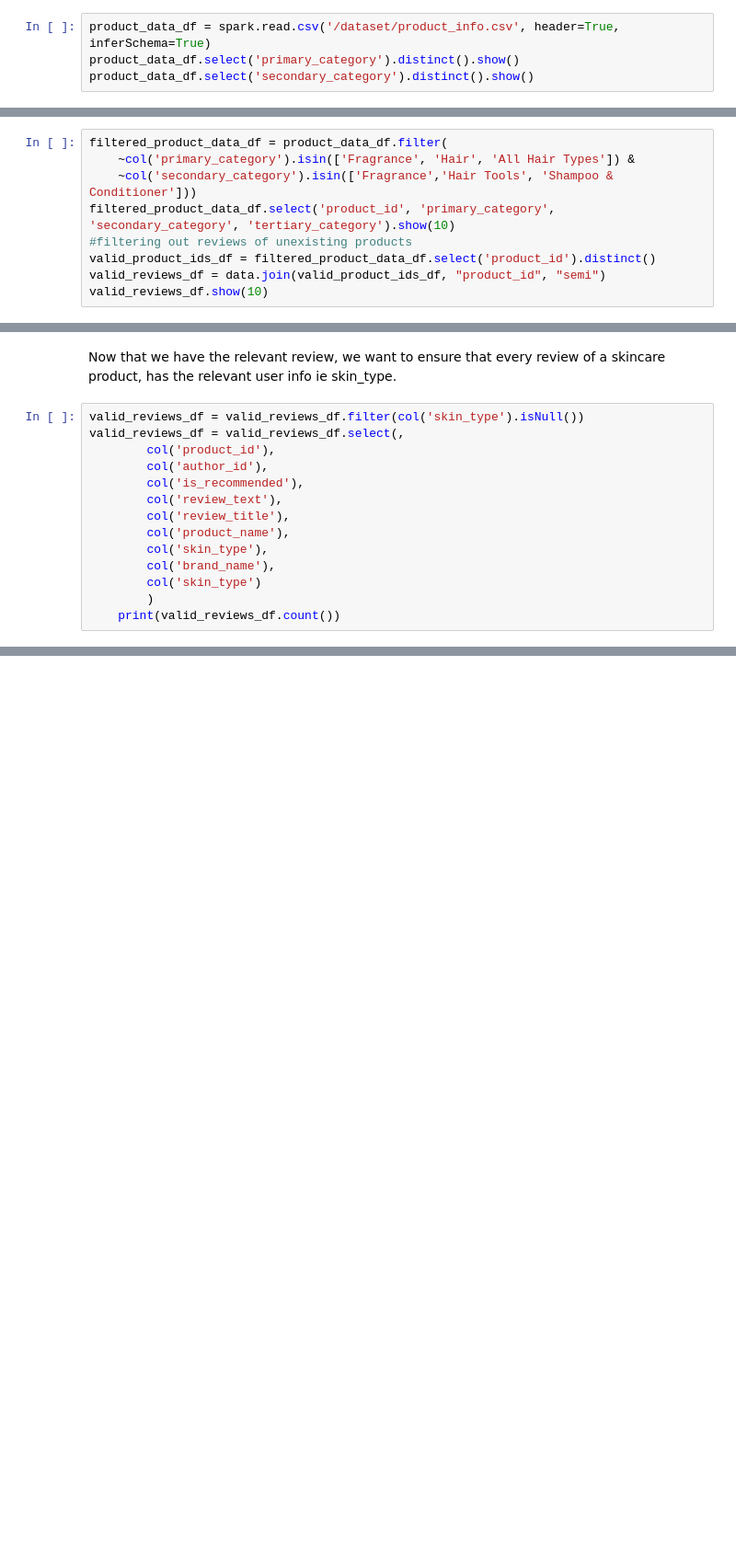
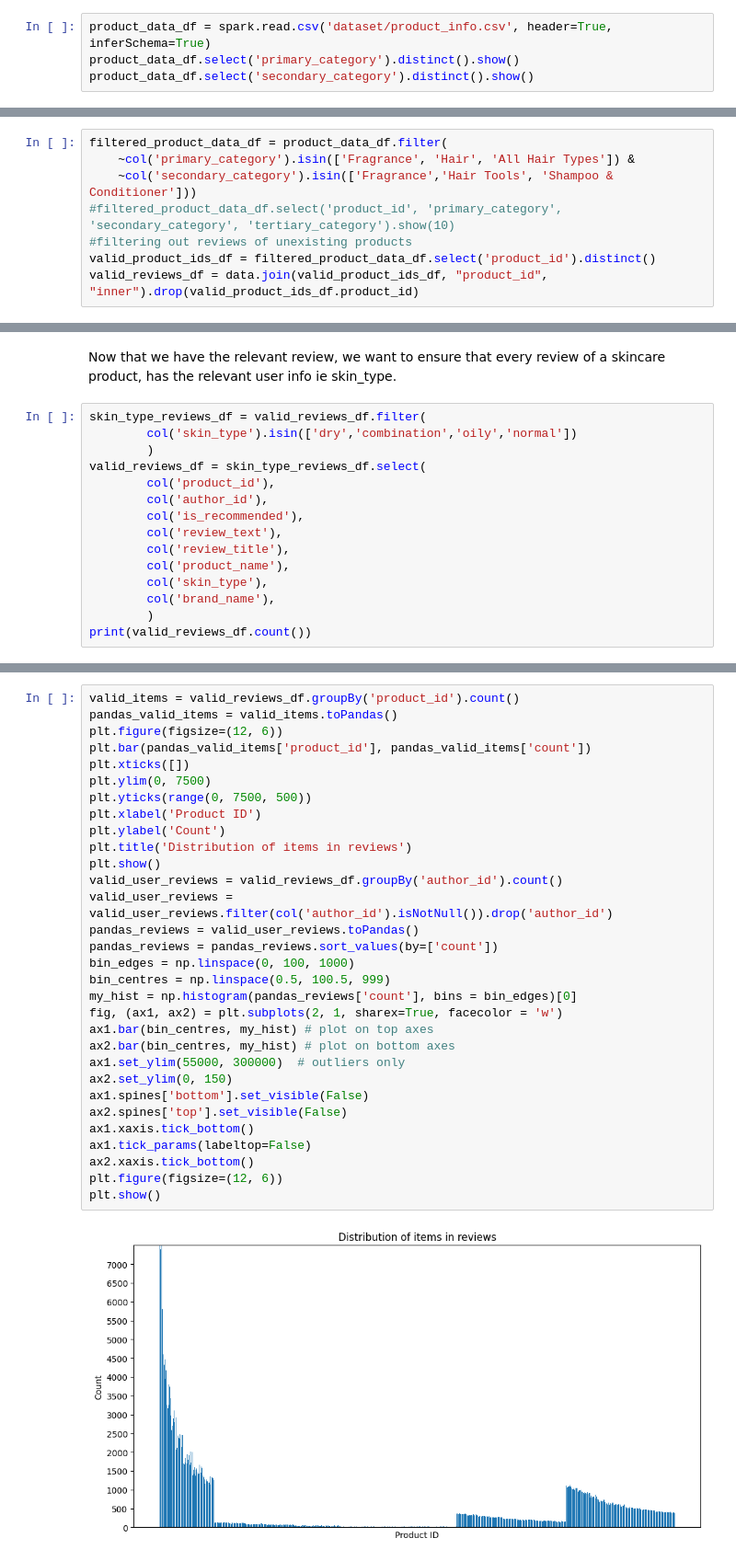
Before and after one commit to shabiasaeed/SOEN471, a Jupyter notebook: main.ipynb, the cells around one changed output, grey strips where cells are left out. Shown at 92% size. Cells and saved outputs as stored; diff of their text form; blank space fills up the shorter version.

```diff
--- a/main.ipynb
+++ b/main.ipynb
@@ -74,7 +78,7 @@ We can now start taking a look into our data itself.
 # %% [markdown]
 We want to disregard items that aren't related to skin type, eye colour or skin tone. Let's look at the item categories we have.
 # %%
-product_data_df = spark.read.csv('/dataset/product_info.csv', header=True, inferSchema=True)
+product_data_df = spark.read.csv('dataset/product_info.csv', header=True, inferSchema=True)
 product_data_df.select('primary_category').distinct().show()
 product_data_df.select('secondary_category').distinct().show()
 # %% [output]
@@ -85,8 +105,7 @@ We can now see that we essentially want to keep makeup, skincare and
 filtered_product_data_df = product_data_df.filter(
     ~col('primary_category').isin(['Fragrance', 'Hair', 'All Hair Types']) &
     ~col('secondary_category').isin(['Fragrance','Hair Tools', 'Shampoo & Conditioner']))
-filtered_product_data_df.select('product_id', 'primary_category', 'secondary_category', 'tertiary_category').show(10)
+#filtered_product_data_df.select('product_id', 'primary_category', 'secondary_category', 'tertiary_category').show(10)
 #filtering out reviews of unexisting products
 valid_product_ids_df = filtered_product_data_df.select('product_id').distinct()
-valid_reviews_df = data.join(valid_product_ids_df, "product_id", "semi")
-valid_reviews_df.show(10)
+valid_reviews_df = data.join(valid_product_ids_df, "product_id", "inner").drop(valid_product_ids_df.product_id)
@@ -159,8 +112,10 @@ only showing top 10 rows
 # %% [markdown]
 Now that we have the relevant review, we want to ensure that every review of a skincare product, has the relevant user info ie skin_type.
 # %%
-valid_reviews_df = valid_reviews_df.filter(col('skin_type').isNull())
-valid_reviews_df = valid_reviews_df.select(,
+skin_type_reviews_df = valid_reviews_df.filter(
+        col('skin_type').isin(['dry','combination','oily','normal'])
+        )
+valid_reviews_df = skin_type_reviews_df.select(
         col('product_id'),
         col('author_id'),
         col('is_recommended'),
@@ -169,7 +124,6 @@ valid_reviews_df = valid_reviews_df.select(,
         col('product_name'),
         col('skin_type'),
         col('brand_name'),
-        col('skin_type')
         )
-    print(valid_reviews_df.count())
+print(valid_reviews_df.count())
 # %% [output]
@@ -214,0 +134,33 @@ org.apache.spark.SparkException: Exception thrown in awaitResult:
+# %%
+valid_items = valid_reviews_df.groupBy('product_id').count()
+pandas_valid_items = valid_items.toPandas()
+plt.figure(figsize=(12, 6))
+plt.bar(pandas_valid_items['product_id'], pandas_valid_items['count'])
+plt.xticks([])
+plt.ylim(0, 7500)
+plt.yticks(range(0, 7500, 500))
+plt.xlabel('Product ID')
+plt.ylabel('Count')
+plt.title('Distribution of items in reviews')
+plt.show()
+valid_user_reviews = valid_reviews_df.groupBy('author_id').count()
+valid_user_reviews = valid_user_reviews.filter(col('author_id').isNotNull()).drop('author_id')
+pandas_reviews = valid_user_reviews.toPandas()
+pandas_reviews = pandas_reviews.sort_values(by=['count'])
+bin_edges = np.linspace(0, 100, 1000)
+bin_centres = np.linspace(0.5, 100.5, 999)
+my_hist = np.histogram(pandas_reviews['count'], bins = bin_edges)[0]
+fig, (ax1, ax2) = plt.subplots(2, 1, sharex=True, facecolor = 'w')
+ax1.bar(bin_centres, my_hist) # plot on top axes
+ax2.bar(bin_centres, my_hist) # plot on bottom axes
+ax1.set_ylim(55000, 300000)  # outliers only
+ax2.set_ylim(0, 150)
+ax1.spines['bottom'].set_visible(False)
+ax2.spines['top'].set_visible(False)
+ax1.xaxis.tick_bottom()
+ax1.tick_params(labeltop=False)
+ax2.xaxis.tick_bottom()
+plt.figure(figsize=(12, 6))
+plt.show()
+# %% [output]
+[figure, added]
```
Also changed, not shown: parts of 14 cells of this notebook.
